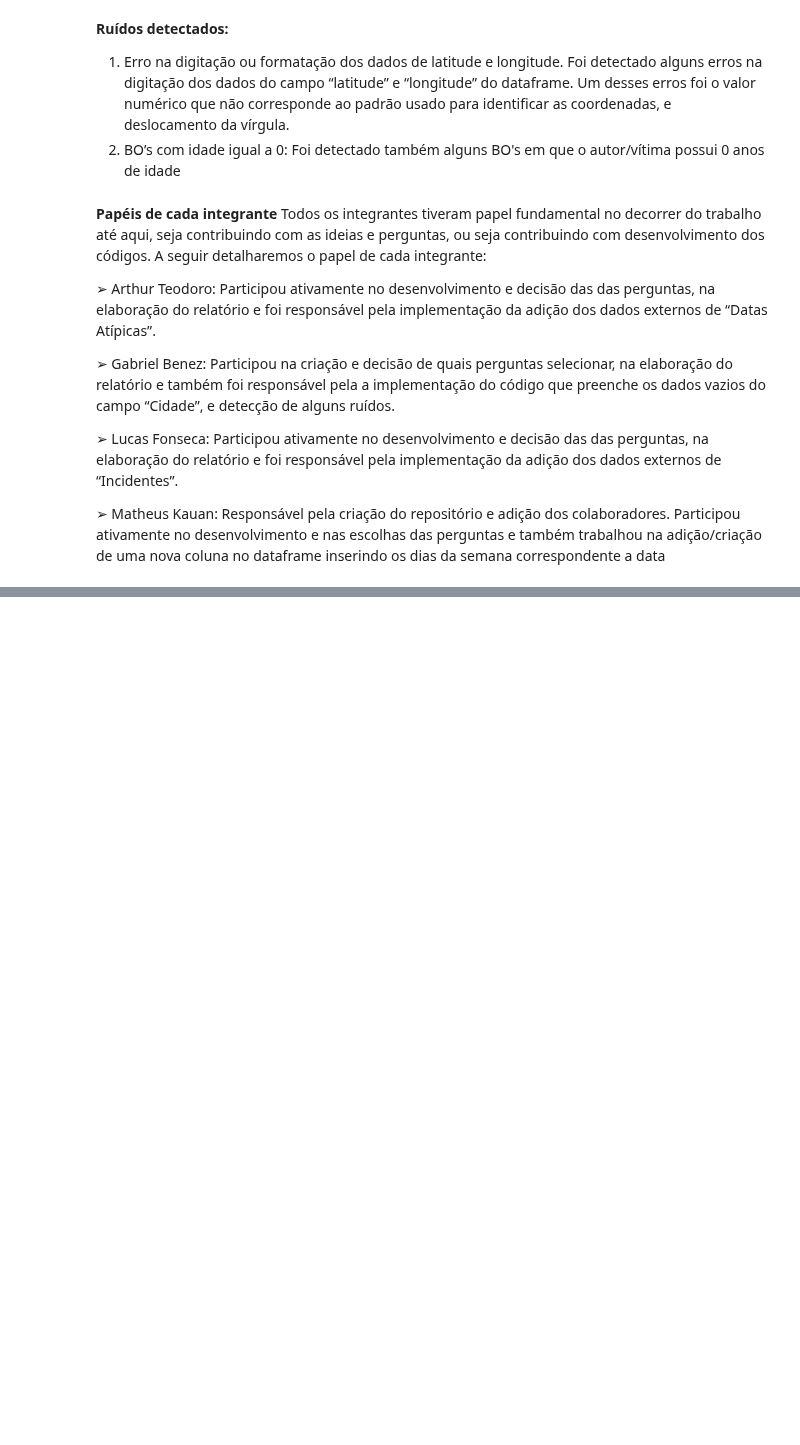
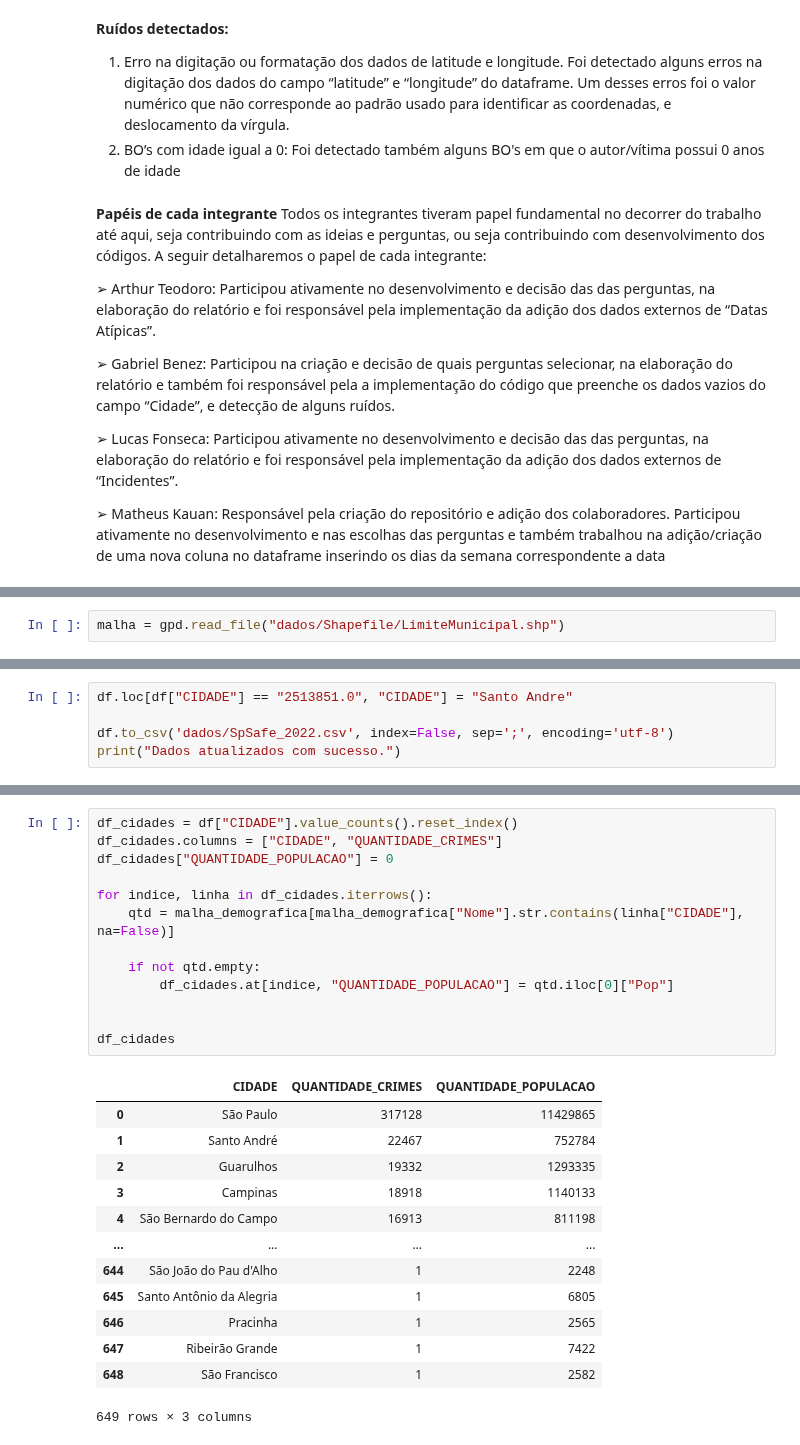
Before and after one commit to Matheuskpds/Ciencia-de-Dados-Projeto-TP, a Jupyter notebook: main.ipynb, the cells around one changed output, grey strips where cells are left out. Drawn from its saved outputs; the diff is of its cells as text; blank space fills up the shorter version.

```diff
--- a/main.ipynb
+++ b/main.ipynb
@@ -502,0 +462,2 @@ inserindo os dias da semana correspondente a data
+# %%
+malha = gpd.read_file("dados/Shapefile/LimiteMunicipal.shp")
@@ -502,0 +601,5 @@ inserindo os dias da semana correspondente a data
+# %%
+df.loc[df["CIDADE"] == "2513851.0", "CIDADE"] = "Santo Andre"
+
+df.to_csv('dados/SpSafe_2022.csv', index=False, sep=';', encoding='utf-8')
+print("Dados atualizados com sucesso.")
@@ -502,0 +690,27 @@ inserindo os dias da semana correspondente a data
+# %%
+df_cidades = df["CIDADE"].value_counts().reset_index()
+df_cidades.columns = ["CIDADE", "QUANTIDADE_CRIMES"]
+df_cidades["QUANTIDADE_POPULACAO"] = 0
+
+for indice, linha in df_cidades.iterrows():
+    qtd = malha_demografica[malha_demografica["Nome"].str.contains(linha["CIDADE"], na=False)]
+
+    if not qtd.empty:
+        df_cidades.at[indice, "QUANTIDADE_POPULACAO"] = qtd.iloc[0]["Pop"]
+
+
+df_cidades
+# %% [output]
+|  | CIDADE | QUANTIDADE_CRIMES | QUANTIDADE_POPULACAO |
+| 0 | São Paulo | 317128 | 11429865 |
+| 1 | Santo André | 22467 | 752784 |
+| 2 | Guarulhos | 19332 | 1293335 |
+| 3 | Campinas | 18918 | 1140133 |
+| 4 | São Bernardo do Campo | 16913 | 811198 |
+| ... | ... | ... | ... |
+| 644 | São João do Pau d'Alho | 1 | 2248 |
+| 645 | Santo Antônio da Alegria | 1 | 6805 |
+| 646 | Pracinha | 1 | 2565 |
+| 647 | Ribeirão Grande | 1 | 7422 |
+| 648 | São Francisco | 1 | 2582 |
+649 rows × 3 columns
```
Also changed, not shown: parts of 42 cells of this notebook.
